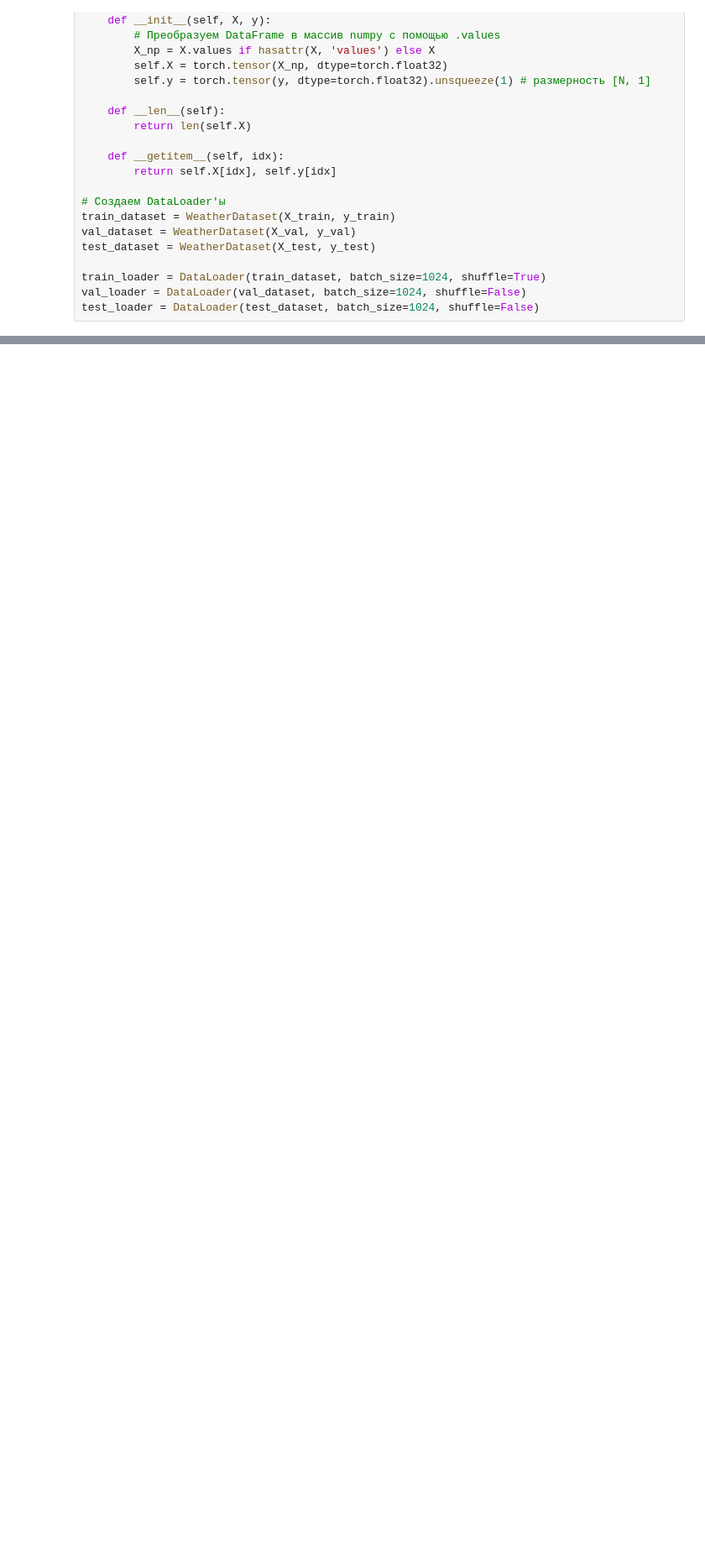
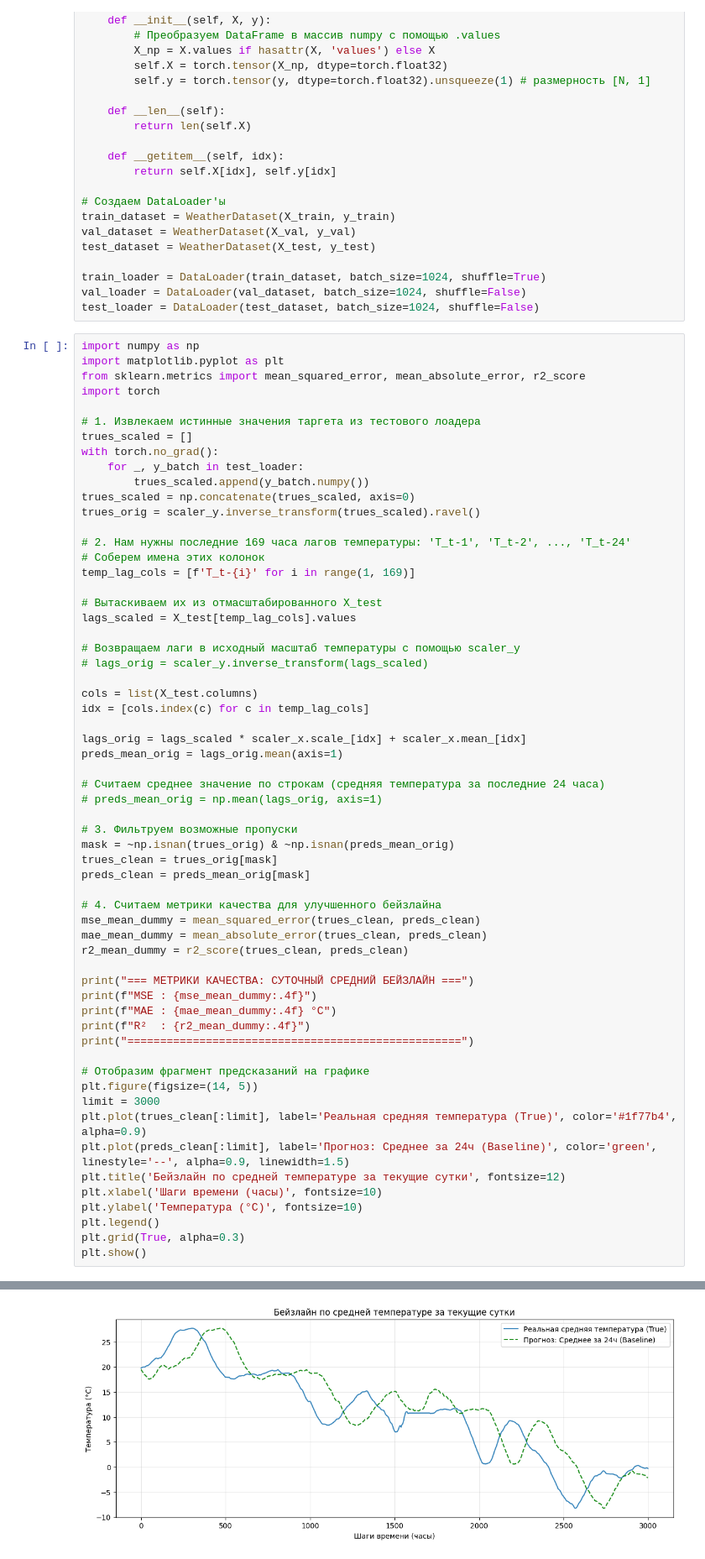
Before and after one commit to sergeydorof/neural_networks_labs, a Jupyter notebook: lab2/nn_lab2_b.ipynb, the cells around one changed output, grey strips where cells are left out. Shown at 84% size. Saved outputs shown, nothing was run; the diff lists cells and outputs as text; blank space fills up the shorter version.

```diff
--- a/lab2/nn_lab2_b.ipynb
+++ b/lab2/nn_lab2_b.ipynb
@@ -369,3 +336,64 @@ test_dataset = WeatherDataset(X_test, y_test)
 train_loader = DataLoader(train_dataset, batch_size=1024, shuffle=True)
 val_loader = DataLoader(val_dataset, batch_size=1024, shuffle=False)
 test_loader = DataLoader(test_dataset, batch_size=1024, shuffle=False)
+# %%
+import numpy as np
+import matplotlib.pyplot as plt
+from sklearn.metrics import mean_squared_error, mean_absolute_error, r2_score
+import torch
+
+# 1. Извлекаем истинные значения таргета из тестового лоадера
+trues_scaled = []
+with torch.no_grad():
+    for _, y_batch in test_loader:
+        trues_scaled.append(y_batch.numpy())
+trues_scaled = np.concatenate(trues_scaled, axis=0)
+trues_orig = scaler_y.inverse_transform(trues_scaled).ravel()
+
+# 2. Нам нужны последние 169 часа лагов температуры: 'T_t-1', 'T_t-2', ..., 'T_t-24'
+# Соберем имена этих колонок
+temp_lag_cols = [f'T_t-{i}' for i in range(1, 169)]
+
+# Вытаскиваем их из отмасштабированного X_test
+lags_scaled = X_test[temp_lag_cols].values
+
+# Возвращаем лаги в исходный масштаб температуры с помощью scaler_y
+# lags_orig = scaler_y.inverse_transform(lags_scaled)
+
+cols = list(X_test.columns)
+idx = [cols.index(c) for c in temp_lag_cols]
+
+lags_orig = lags_scaled * scaler_x.scale_[idx] + scaler_x.mean_[idx]
+preds_mean_orig = lags_orig.mean(axis=1)
+
+# Считаем среднее значение по строкам (средняя температура за последние 24 часа)
+# preds_mean_orig = np.mean(lags_orig, axis=1)
+
+# 3. Фильтруем возможные пропуски
+mask = ~np.isnan(trues_orig) & ~np.isnan(preds_mean_orig)
+trues_clean = trues_orig[mask]
+preds_clean = preds_mean_orig[mask]
+
+# 4. Считаем метрики качества для улучшенного бейзлайна
+mse_mean_dummy = mean_squared_error(trues_clean, preds_clean)
+mae_mean_dummy = mean_absolute_error(trues_clean, preds_clean)
+r2_mean_dummy = r2_score(trues_clean, preds_clean)
+
+print("=== МЕТРИКИ КАЧЕСТВА: СУТОЧНЫЙ СРЕДНИЙ БЕЙЗЛАЙН ===")
+print(f"MSE : {mse_mean_dummy:.4f}")
+print(f"MAE : {mae_mean_dummy:.4f} °C")
+print(f"R²  : {r2_mean_dummy:.4f}")
+print("===================================================")
+
+# Отобразим фрагмент предсказаний на графике
+plt.figure(figsize=(14, 5))
+limit = 3000
+plt.plot(trues_clean[:limit], label='Реальная средняя температура (True)', color='#1f77b4', alpha=0.9)
+plt.plot(preds_clean[:limit], label='Прогноз: Среднее за 24ч (Baseline)', color='green', linestyle='--', alpha=0.9, linewidth=1.5)
+plt.title('Бейзлайн по средней температуре за текущие сутки', fontsize=12)
+plt.xlabel('Шаги времени (часы)', fontsize=10)
+plt.ylabel('Температура (°C)', fontsize=10)
+plt.legend()
+plt.grid(True, alpha=0.3)
+plt.show()
+# %% [output]
@@ -371,0 +405 @@ test_loader = DataLoader(test_dataset, batch_size=1024, shuffle=False)
+[figure, added]
```
Also changed, not shown: parts of 38 cells of this notebook.
